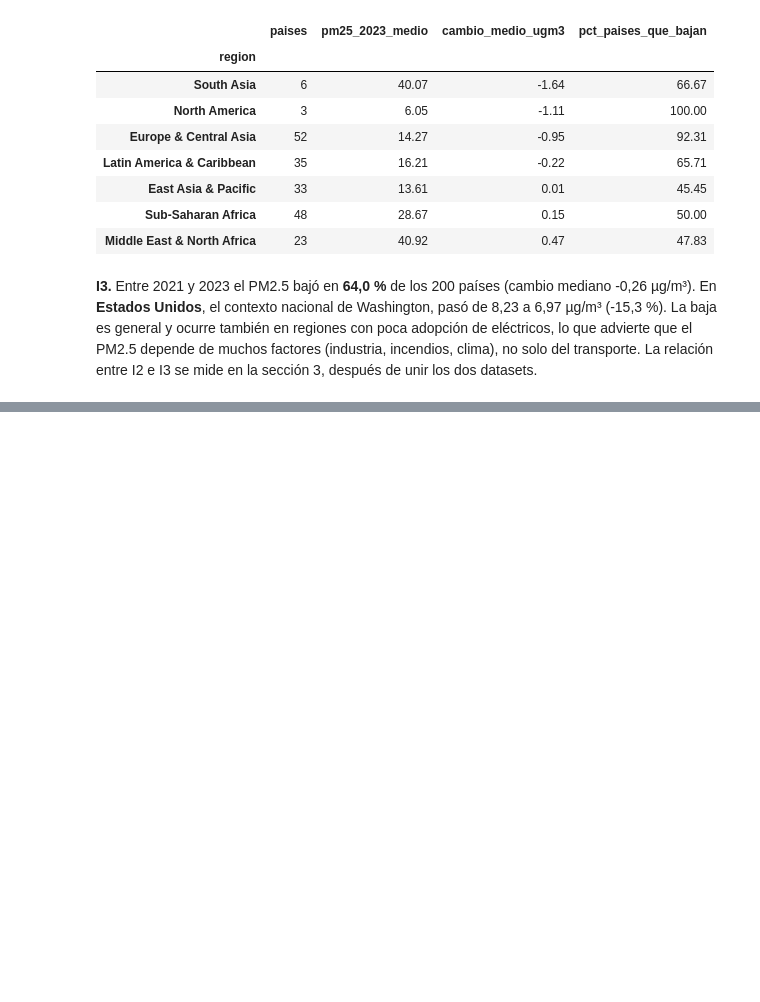
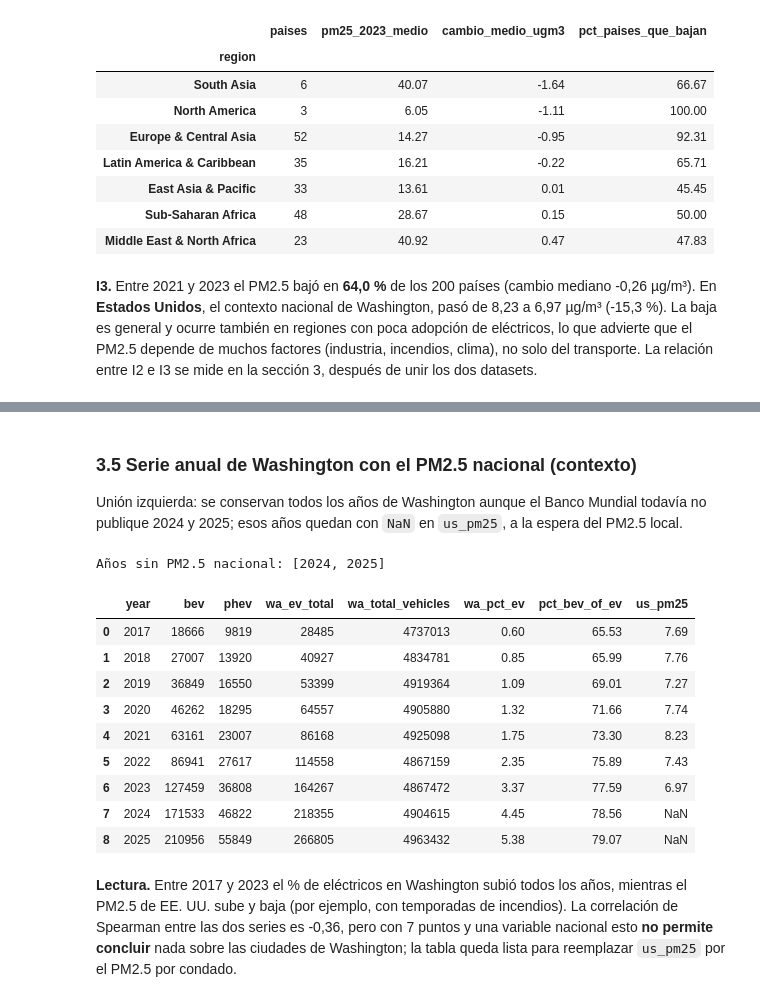
Before and after one commit to juan-camilo-sarrazola-agudelo/ev-pm25-diagnostico-calidad, a Jupyter notebook: notebooks/data_preparation.ipynb, the cells around one changed output, grey strips where cells are left out. Cells and saved outputs as stored; diff of their text form; code cells hidden in the pictures; blank space fills up the shorter version.

```diff
--- a/notebooks/data_preparation.ipynb
+++ b/notebooks/data_preparation.ipynb
@@ -999,0 +1210,39 @@ indicadores
+# %% [markdown]
+### 3.5 Serie anual de Washington con el PM2.5 nacional (contexto)
+Unión izquierda: se conservan todos los años de Washington aunque el Banco Mundial todavía no publique 2024 y 2025;
+esos años quedan con `NaN` en `us_pm25`, a la espera del PM2.5 local.
+# %%
+pm25_usa = pm25.loc[pm25["iso3"].eq("USA"), ["year", "pm25"]].rename(columns={"pm25": "us_pm25"})
+wa_serie = (
+    wa_anual.reset_index()[["year", "bev", "phev", "ev_total", "total_vehicles", "pct_ev", "pct_bev_of_ev"]]
+    .rename(columns={"ev_total": "wa_ev_total", "total_vehicles": "wa_total_vehicles", "pct_ev": "wa_pct_ev"})
+    .merge(pm25_usa, on="year", how="left", validate="one_to_one")
+)
+assert len(wa_serie) == len(wa_anual), "El left join no debe cambiar el número de años"
+assert wa_serie.loc[wa_serie["year"] <= pm25_usa["year"].max(), "us_pm25"].notna().all()
+print("Años sin PM2.5 nacional:", wa_serie.loc[wa_serie["us_pm25"].isna(), "year"].tolist())
+wa_serie.round(2)
+# %% [output]
+Años sin PM2.5 nacional: [2024, 2025]
+|  | year | bev | phev | wa_ev_total | wa_total_vehicles | wa_pct_ev | pct_bev_of_ev | us_pm25 |
+| 0 | 2017 | 18666 | 9819 | 28485 | 4737013 | 0.60 | 65.53 | 7.69 |
+| 1 | 2018 | 27007 | 13920 | 40927 | 4834781 | 0.85 | 65.99 | 7.76 |
+| 2 | 2019 | 36849 | 16550 | 53399 | 4919364 | 1.09 | 69.01 | 7.27 |
+| 3 | 2020 | 46262 | 18295 | 64557 | 4905880 | 1.32 | 71.66 | 7.74 |
+| 4 | 2021 | 63161 | 23007 | 86168 | 4925098 | 1.75 | 73.30 | 8.23 |
+| 5 | 2022 | 86941 | 27617 | 114558 | 4867159 | 2.35 | 75.89 | 7.43 |
+| 6 | 2023 | 127459 | 36808 | 164267 | 4867472 | 3.37 | 77.59 | 6.97 |
+| 7 | 2024 | 171533 | 46822 | 218355 | 4904615 | 4.45 | 78.56 | NaN |
+| 8 | 2025 | 210956 | 55849 | 266805 | 4963432 | 5.38 | 79.07 | NaN |
+# %%
+comun = wa_serie.dropna(subset=["us_pm25"])
+r_serie = comun["wa_pct_ev"].corr(comun["us_pm25"], method="spearman")
+md(f"""**Lectura.** Entre {comun['year'].min()} y {comun['year'].max()} el % de eléctricos en Washington subió todos los años, mientras el PM2.5
+de EE. UU. sube y baja (por ejemplo, con temporadas de incendios). La correlación de Spearman entre las dos series es
+{fmt(r_serie, 2)}, pero con {len(comun)} puntos y una variable nacional esto **no permite concluir** nada sobre las ciudades de
+Washington; la tabla queda lista para reemplazar `us_pm25` por el PM2.5 por condado.""")
+# %% [output]
+**Lectura.** Entre 2017 y 2023 el % de eléctricos en Washington subió todos los años, mientras el PM2.5
+de EE. UU. sube y baja (por ejemplo, con temporadas de incendios). La correlación de Spearman entre las dos series es
+-0,36, pero con 7 puntos y una variable nacional esto **no permite concluir** nada sobre las ciudades de
+Washington; la tabla queda lista para reemplazar `us_pm25` por el PM2.5 por condado.
```
Also changed, not shown: parts of 18 cells of this notebook, 4 other files.
